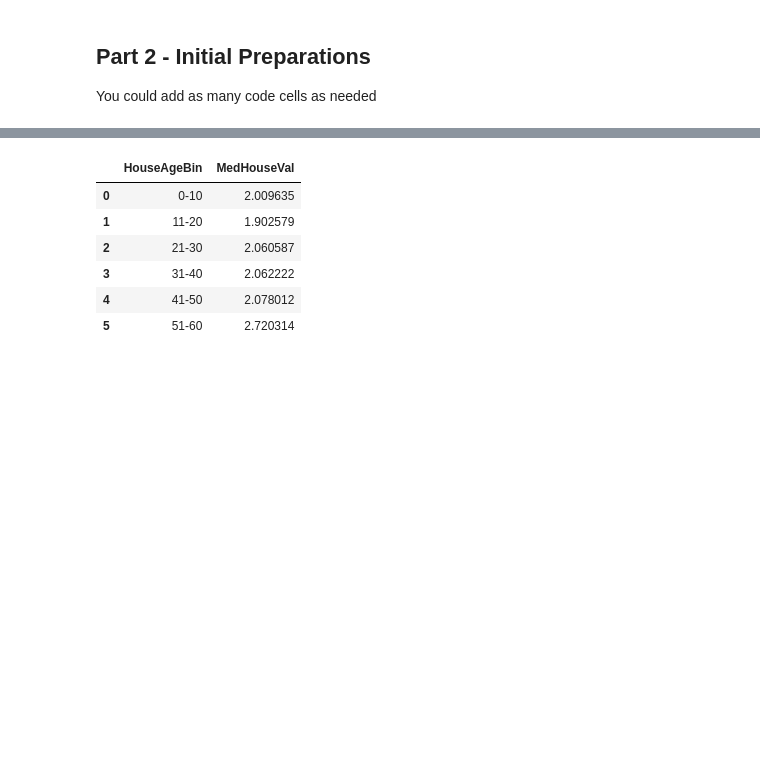
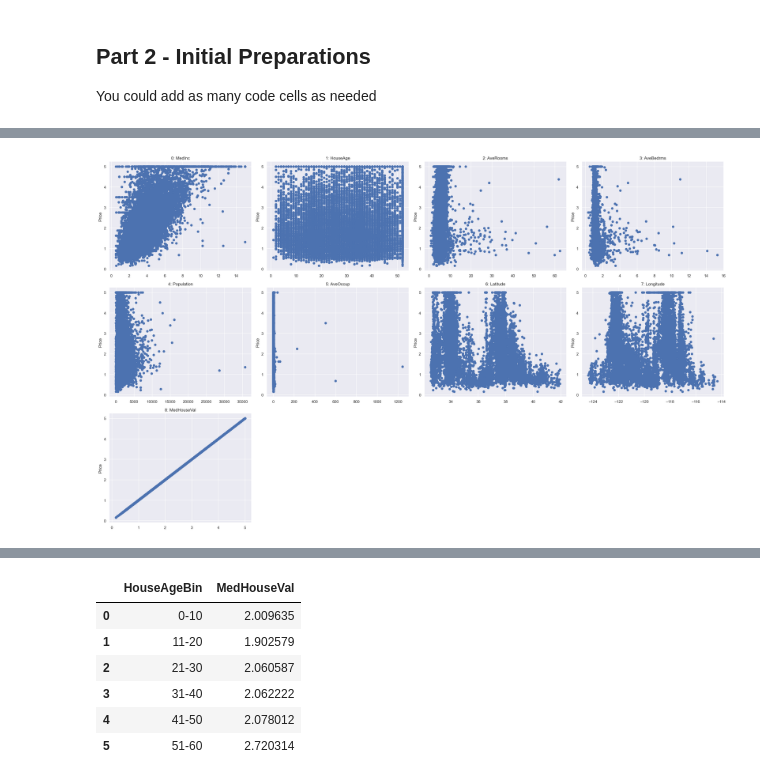
Before and after one commit to afik191/MachineLearningProject, a Jupyter notebook: Assignment2_supervised_learning_flow.ipynb, the cells around one changed output, grey strips where cells are left out. Cells and saved outputs as stored; diff of their text form; code cells hidden in the pictures; blank space fills up the shorter version.

```diff
--- a/Assignment2_supervised_learning_flow.ipynb
+++ b/Assignment2_supervised_learning_flow.ipynb
@@ -151,0 +204,27 @@ plt.show()
+# %%
+# Plot 2: Scatter plot - each dataset field vs. Median House Value
+
+X = train_df.copy()
+y = train_df.MedHouseVal
+continuous_features = list(train_df.columns)
+
+n_plots =len(continuous_features)
+plot_in_line = 4
+plot_lines = n_plots/plot_in_line + 1
+
+fig, axes = plt.subplots((int)(plot_lines) , plot_in_line, figsize=(25,15))
+for i, ax in enumerate(axes.ravel()):
+    if i >= n_plots:
+        ax.set_visible(False)
+        continue
+
+    X_col = X[continuous_features[i]]
+
+    ax.scatter(X_col, y, alpha=1)
+    ax.set_title("{}: {}".format(i, continuous_features[i]))
+    ax.set_ylabel("Price")
+plt.tight_layout()
+#Purpose: Visualize the relationship between household income and home value.
+#Insight: There's a positive trend—higher income areas tend to have higher median house values.
+# %% [output]
+[figure, added]
```
Also changed, not shown: parts of 24 cells of this notebook.
